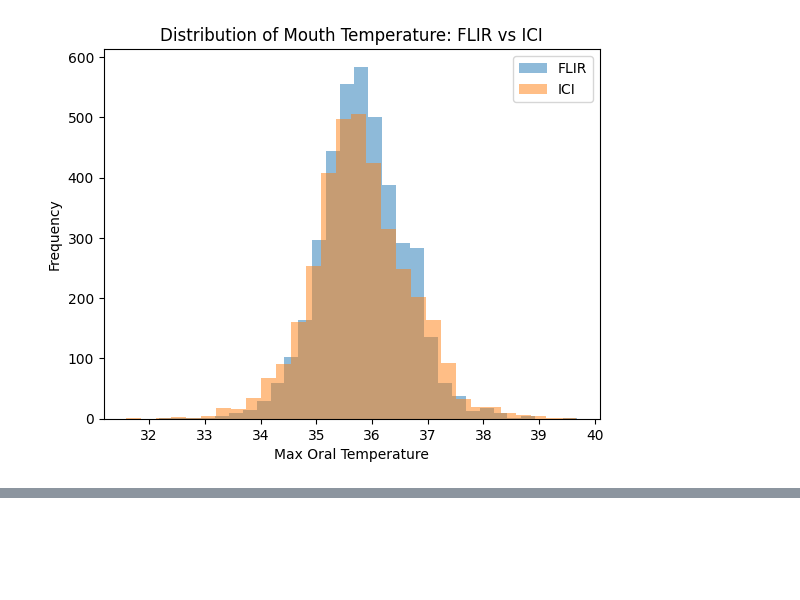
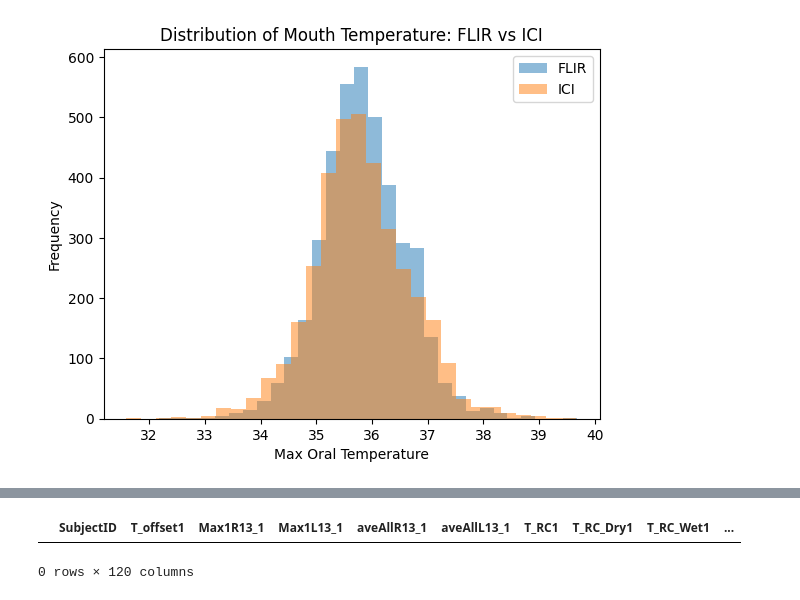
Before and after one commit to manasamaddi1/d3-facial-thermography, a Jupyter notebook: andrew_code.ipynb, the cells around one changed output, grey strips where cells are left out. Cells and saved outputs as stored; diff of their text form; code cells hidden in the pictures; blank space fills up the shorter version.

```diff
--- a/andrew_code.ipynb
+++ b/andrew_code.ipynb
@@ -138,3 +138,6 @@ plt.legend()
 plt.show()
 # %% [output]
 [figure]
+# %%
+df = pd.read_csv('data/cleaned_FLIR_group1.csv')
+df.head()
@@ -140,0 +152,5 @@ plt.show()
+# %%
+df[df['Age'] == '>60']
+# %% [output]
+|  | SubjectID | T_offset1 | Max1R13_1 | Max1L13_1 | aveAllR13_1 | aveAllL13_1 | T_RC1 | T_RC_Dry1 | T_RC_Wet1 | ... |
+0 rows × 120 columns
```
Also changed, not shown: parts of 2 cells of this notebook, 3 other files.
